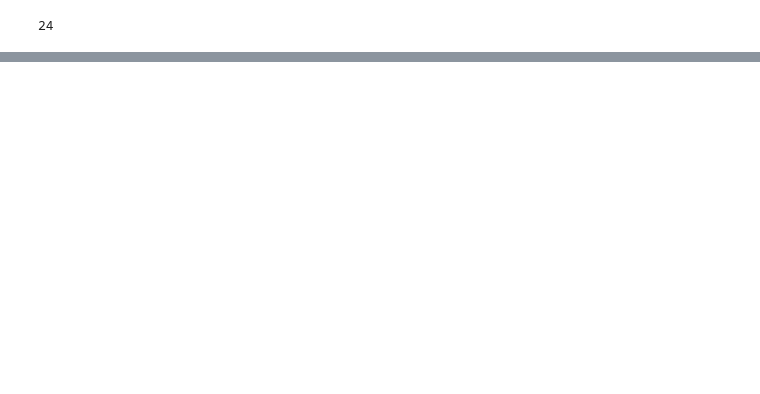
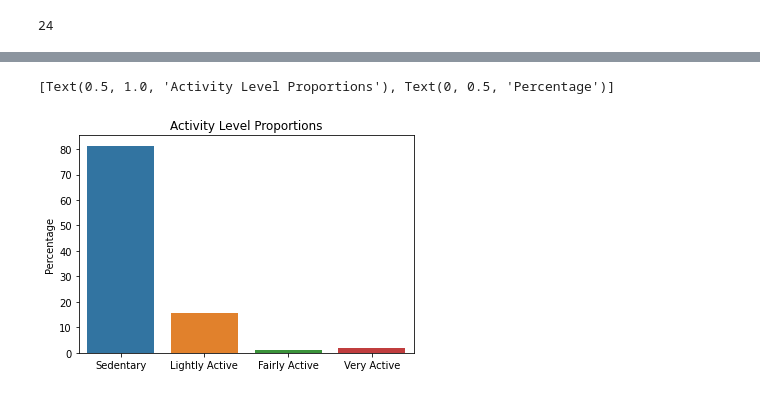
Before and after one commit to acmada/Google_Capstone_Project, a Jupyter notebook: Capstone_Project.ipynb, the cells around one changed output, grey strips where cells are left out. Drawn from its saved outputs; the diff is of its cells as text; code cells hidden in the pictures; blank space fills up the shorter version.

```diff
--- a/Capstone_Project.ipynb
+++ b/Capstone_Project.ipynb
@@ -216,0 +233,13 @@ sns.regplot(x = activity['TotalSteps'], y = activity['Calories'], scatter_kws =
+# %%
+# Find proportion of levels of activity
+very_active = activity['VeryActiveMinutes'].sum()
+fairly_active = activity['FairlyActiveMinutes'].sum()
+lightly_active = activity['LightlyActiveMinutes'].sum()
+sedentary = activity['SedentaryMinutes'].sum()
+total_activity = very_active + fairly_active + lightly_active + sedentary
+activity_levels = [sedentary, lightly_active, fairly_active, very_active] / total_activity * 100
+
+sns.barplot(x = ["Sedentary", "Lightly Active", "Fairly Active", "Very Active"], y = activity_levels).set(title = "Activity Level Proportions", ylabel = "Percentage")
+# %% [output]
+[Text(0.5, 1.0, 'Activity Level Proportions'), Text(0, 0.5, 'Percentage')]
+[figure, added]
```
Also changed, not shown: parts of 37 cells of this notebook.
